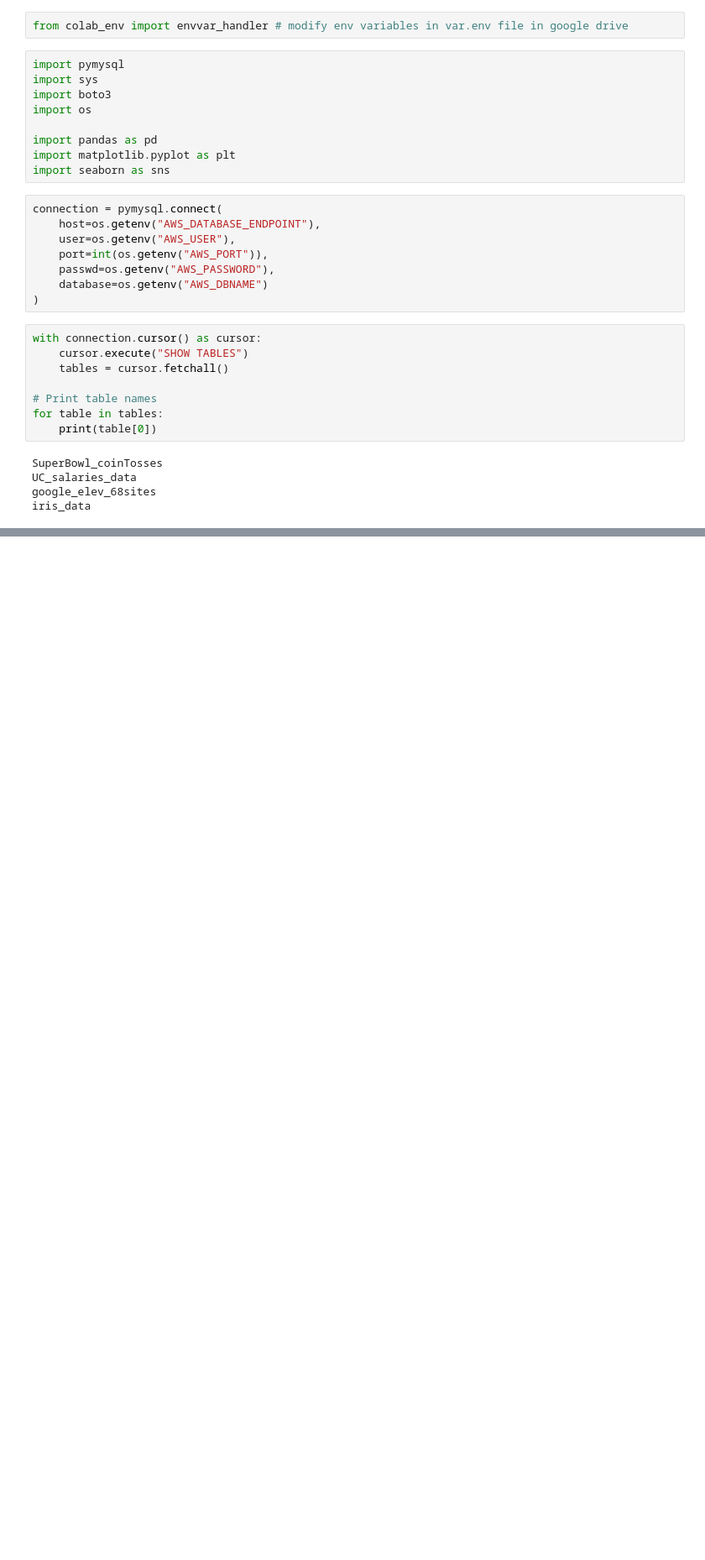
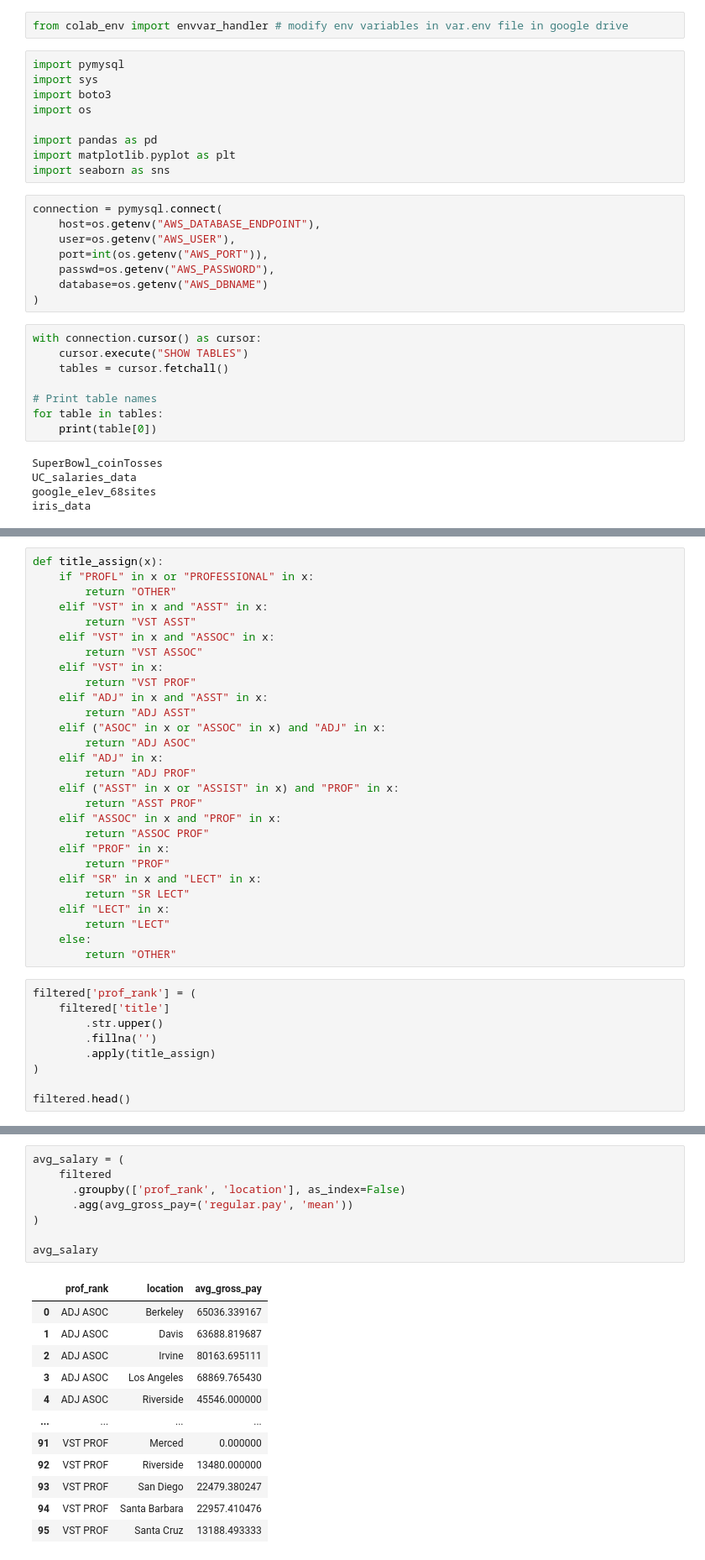
Before and after one commit to nilsberzins/stat-405-final, a Jupyter notebook: EDA405.ipynb, the cells around one changed output, grey strips where cells are left out. Shown at 84% size. Cells and saved outputs as stored; diff of their text form; blank space fills up the shorter version.

```diff
--- a/EDA405.ipynb
+++ b/EDA405.ipynb
@@ -142,0 +110,37 @@ df
+# %%
+def title_assign(x):
+    if "PROFL" in x or "PROFESSIONAL" in x:
+        return "OTHER"
+    elif "VST" in x and "ASST" in x:
+        return "VST ASST"
+    elif "VST" in x and "ASSOC" in x:
+        return "VST ASSOC"
+    elif "VST" in x:
+        return "VST PROF"
+    elif "ADJ" in x and "ASST" in x:
+        return "ADJ ASST"
+    elif ("ASOC" in x or "ASSOC" in x) and "ADJ" in x:
+        return "ADJ ASOC"
+    elif "ADJ" in x:
+        return "ADJ PROF"
+    elif ("ASST" in x or "ASSIST" in x) and "PROF" in x:
+        return "ASST PROF"
+    elif "ASSOC" in x and "PROF" in x:
+        return "ASSOC PROF"
+    elif "PROF" in x:
+        return "PROF"
+    elif "SR" in x and "LECT" in x:
+        return "SR LECT"
+    elif "LECT" in x:
+        return "LECT"
+    else:
+        return "OTHER"
+# %%
+filtered['prof_rank'] = (
+    filtered['title']
+        .str.upper()
+        .fillna('')
+        .apply(title_assign)
+)
+
+filtered.head()
@@ -142,0 +159,21 @@ df
+# %%
+avg_salary = (
+    filtered
+      .groupby(['prof_rank', 'location'], as_index=False)
+      .agg(avg_gross_pay=('regular.pay', 'mean'))
+)
+
+avg_salary
+# %% [output]
+|  | prof_rank | location | avg_gross_pay |
+| 0 | ADJ ASOC | Berkeley | 65036.339167 |
+| 1 | ADJ ASOC | Davis | 63688.819687 |
+| 2 | ADJ ASOC | Irvine | 80163.695111 |
+| 3 | ADJ ASOC | Los Angeles | 68869.765430 |
+| 4 | ADJ ASOC | Riverside | 45546.000000 |
+| ... | ... | ... | ... |
+| 91 | VST PROF | Merced | 0.000000 |
+| 92 | VST PROF | Riverside | 13480.000000 |
+| 93 | VST PROF | San Diego | 22479.380247 |
+| 94 | VST PROF | Santa Barbara | 22957.410476 |
+| 95 | VST PROF | Santa Cruz | 13188.493333 |
```
Also changed, not shown: parts of 17 cells of this notebook.
